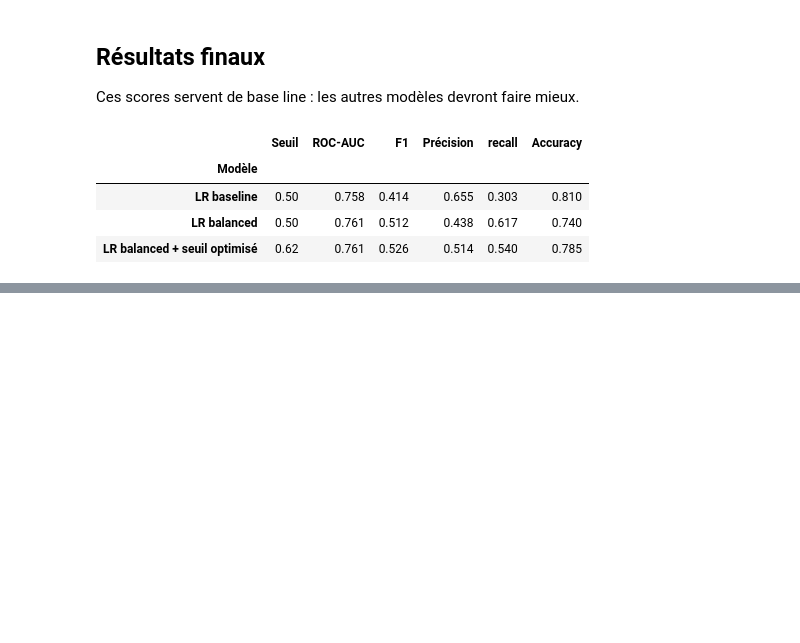
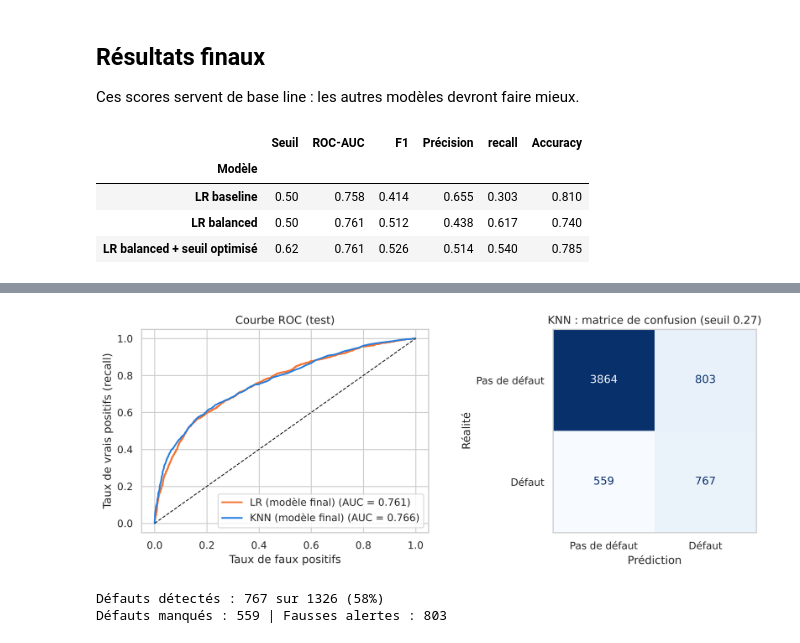
Before and after one commit to 4n1onin/ML, a Jupyter notebook: data/credit_risk_logistic_regression.ipynb, the cells around one changed output, grey strips where cells are left out. Cells and saved outputs as stored; diff of their text form; code cells hidden in the pictures; blank space fills up the shorter version.

```diff
--- a/data/credit_risk_logistic_regression.ipynb
+++ b/data/credit_risk_logistic_regression.ipynb
@@ -374,0 +739,24 @@ pd.DataFrame(results).set_index("Modèle").round(3)
+# %%
+fig, axes = plt.subplots(1, 2, figsize=(11, 4.2))
+
+for nom, proba, couleur in [("LR (modèle final)", p_best, COL_LR), ("KNN (modèle final)", p_knn, COL_KNN)]:
+    fpr, tpr, _ = roc_curve(y_test, proba)
+    axes[0].plot(fpr, tpr, color=couleur, lw=1.8, label=f"{nom} (AUC = {roc_auc_score(y_test, proba):.3f})")
+axes[0].plot([0, 1], [0, 1], "k--", lw=1)
+axes[0].set_xlabel("Taux de faux positifs"); axes[0].set_ylabel("Taux de vrais positifs (recall)")
+axes[0].set_title("Courbe ROC (test)"); axes[0].legend(loc="lower right")
+
+cm_knn = confusion_matrix(y_test, (p_knn >= seuil_knn).astype(int))
+ConfusionMatrixDisplay(cm_knn, display_labels=["Pas de défaut", "Défaut"]).plot(ax=axes[1], cmap="Blues", colorbar=False)
+axes[1].set_xlabel("Prédiction"); axes[1].set_ylabel("Réalité"); axes[1].grid(False)
+axes[1].set_title(f"KNN : matrice de confusion (seuil {seuil_knn})")
+
+plt.tight_layout(); plt.show()
+
+tn, fp, fn, tp = cm_knn.ravel()
+print(f"Défauts détectés : {tp} sur {tp + fn} ({tp / (tp + fn):.0%})")
+print(f"Défauts manqués : {fn} | Fausses alertes : {fp}")
+# %% [output]
+[figure, added]
+Défauts détectés : 767 sur 1326 (58%)
+Défauts manqués : 559 | Fausses alertes : 803
```
Also changed, not shown: parts of 41 cells of this notebook.
